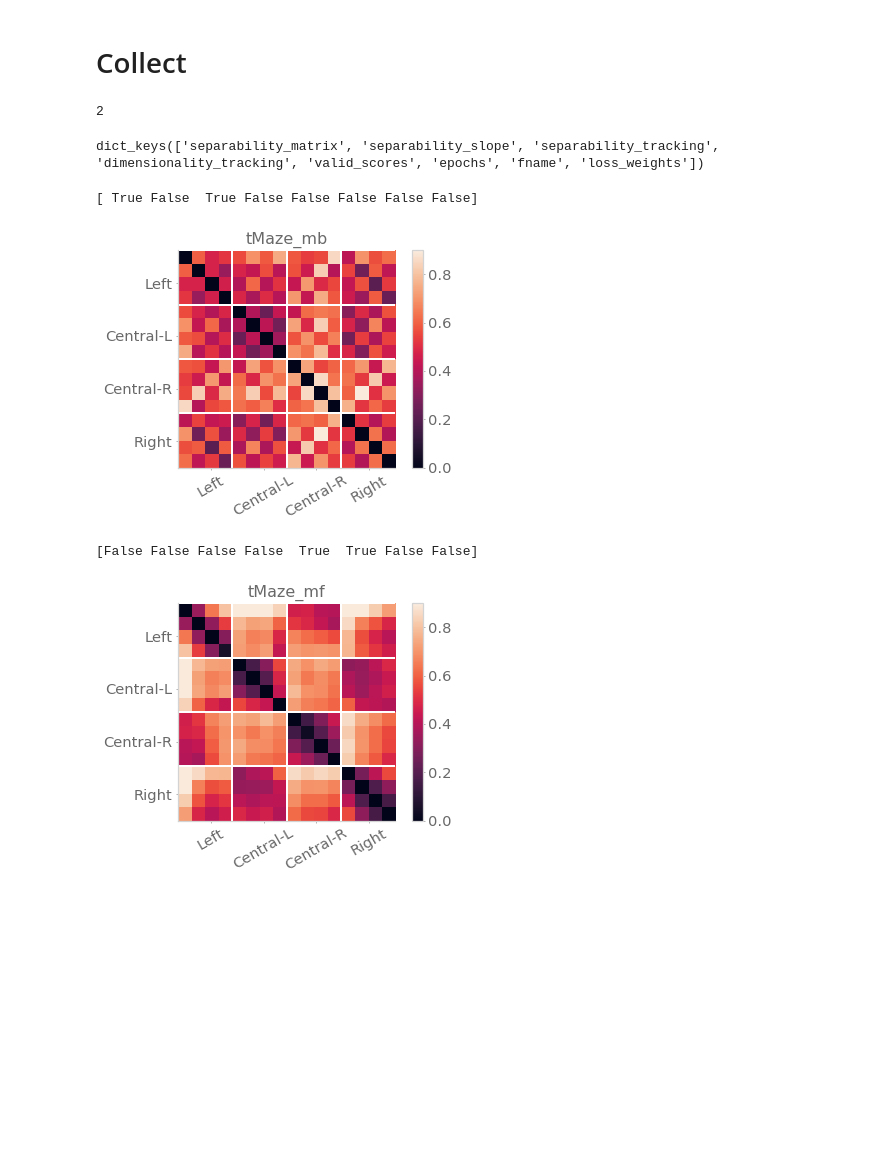
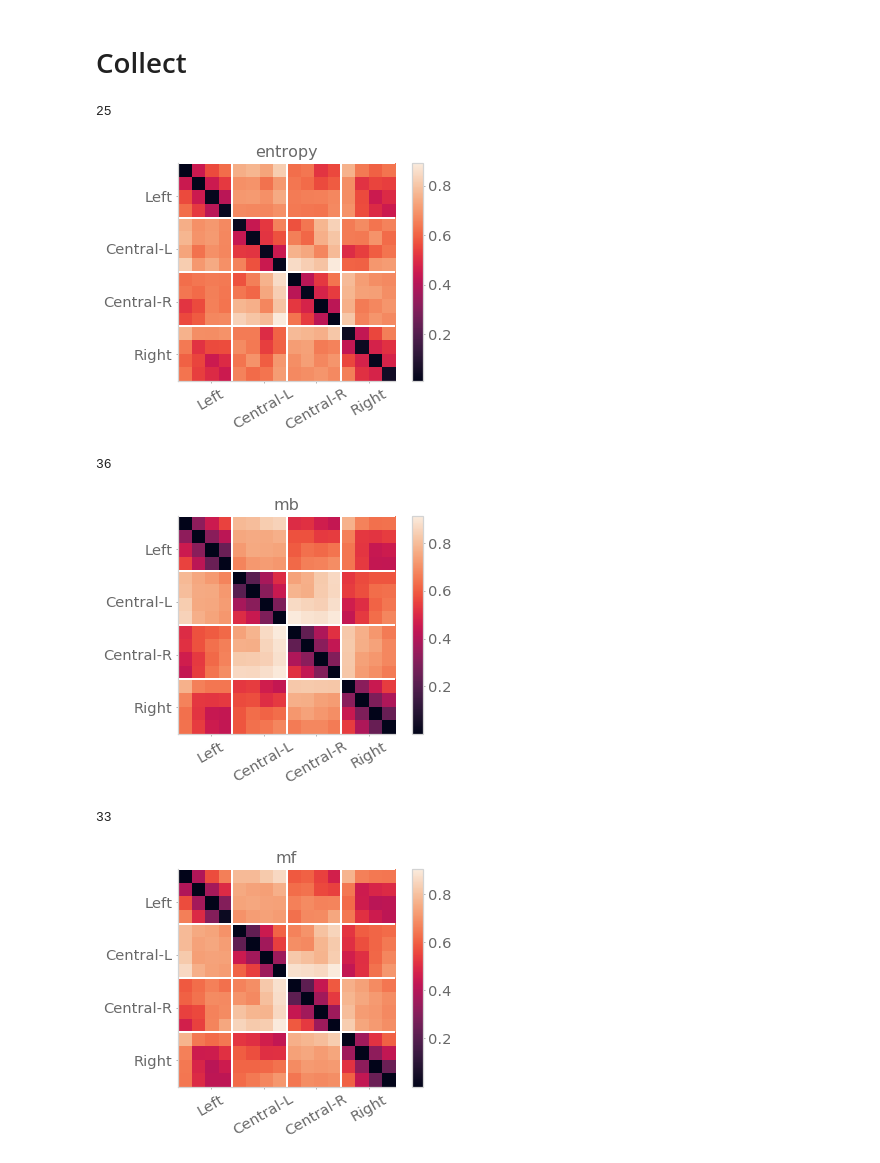
Before and after one commit to chingf/auxrl, a Jupyter notebook: notebooks/plot_figure8_results.ipynb, the cells around one changed output. Saved outputs shown, nothing was run; the diff lists cells and outputs as text; code cells hidden in the pictures; blank space fills up the shorter version.

```diff
--- a/notebooks/plot_figure8_results.ipynb
+++ b/notebooks/plot_figure8_results.ipynb
@@ -12,16 +12,6 @@ import os
 pfiles = []
 # %%
 engram_dir = '/mnt/smb/locker/aronov-locker/Ching/rl/'
-# %%
-_results = get_df(pfiles)
-# %%
-len(_results['separability_matrix'])
-# %% [output]
-2
-# %%
-_results.keys()
-# %% [output]
-dict_keys(['separability_matrix', 'separability_slope', 'separability_tracking', 'dimensionality_tracking', 'valid_scores', 'epochs', 'fname', 'loss_weights'])
 # %%
 def get_df(pfiles):
     dist_data = {'fnames': [], 'vals': [], 'idxs': []}
@@ -37,16 +27,43 @@ def get_df(pfiles):
             results[key].extend(_results[key])
     for fname in np.unique(results['fname']):
         criteria = np.array(results['fname']) == fname
+        fname = fname.split('_')[-1]
+        if 'smaller' in fname: continue
         criteria = np.logical_and(
-            criteria, [v[-1] > 185 for v in results['valid_scores']]
+            criteria, [v[-1] > 190 for v in results['valid_scores']]
             )
-        print(criteria)
+        print(np.sum(criteria))
         idxs = np.argwhere(criteria).squeeze()
+        if idxs.size == 1:
+            idxs = idxs.reshape((-1,))
         if np.sum(idxs) == 0: continue
         _matrices = [results['separability_matrix'][i] for i in idxs]
+
+        _new_matrices = []
+        for _m in _matrices:
+            _m = _m/np.nanpercentile(_m, 99)
+            _new_matrices.append(_m)
+        _matrices = _new_matrices
+
         _matrices_mean = np.nanmean(_matrices, axis=0)
         _slopes = [results['separability_slope'][i] for i in idxs]
         _dims = [results['dimensionality_tracking'][i] for i in idxs]
+#         for _m in _matrices:
+#             height = _m.shape[0]//4
+#             plt.figure()
+#             plt.title(fname)
+#             plt.imshow(_m, vmin=0, vmax=0.9)
+#             for boundary in [0, height, height*2, height*3]:
+#                 plt.axhline(boundary-0.5, linewidth=2, color='white')
+#                 plt.axvline(boundary-0.5, linewidth=2, color='white')
+#             plt.xticks(
+#                 np.linspace(0, _matrices_mean.shape[0]-0.5, num=9, endpoint=True)[1::2],
+#                 ['Left', 'Central-L', 'Central-R', 'Right'], rotation=30)
+#             plt.yticks(
+#                 np.linspace(0, _matrices_mean.shape[0]-0.5, num=9, endpoint=True)[1::2],
+#                 ['Left', 'Central-L', 'Central-R', 'Right'])
+#             plt.colorbar()
+#             plt.show()
 
         height = _matrices_mean.shape[0]//4
         for i in range(height):
@@ -61,7 +78,7 @@ def get_df(pfiles):
 
         plt.figure()
         plt.title(fname)
-        plt.imshow(_matrices_mean, vmin=0, vmax=0.9)
+        plt.imshow(_matrices_mean)#, vmin=0, vmax=0.9)
         for boundary in [0, height, height*2, height*3]:
             plt.axhline(boundary-0.5, linewidth=2, color='white')
             plt.axvline(boundary-0.5, linewidth=2, color='white')
@@ -79,15 +96,17 @@ def get_df(pfiles):
 # %%
 pfiles = []
 
-pickle_dir = f'{engram_dir}pickles/tMaze_dm_dim16/'
+pickle_dir = f'{engram_dir}pickles/altTT1_dm_dim10/'
 for pfile in os.listdir(pickle_dir):
     pfiles.append(f'{pickle_dir}{pfile}')
 dist_data, dim_data, slope_data = get_df(pfiles)
 # %% [output]
-[ True False  True False False False False False]
+25
-[figure, old version]
+[figure, new version]
-[False False False False  True  True False False]
+36
-[figure, old version]
+[figure, new version]
+33
+[figure, added]
 # %%
 plt.figure()
 sns.scatterplot(
```
Also changed, not shown: parts of 4 cells of this notebook, 3 other files.
